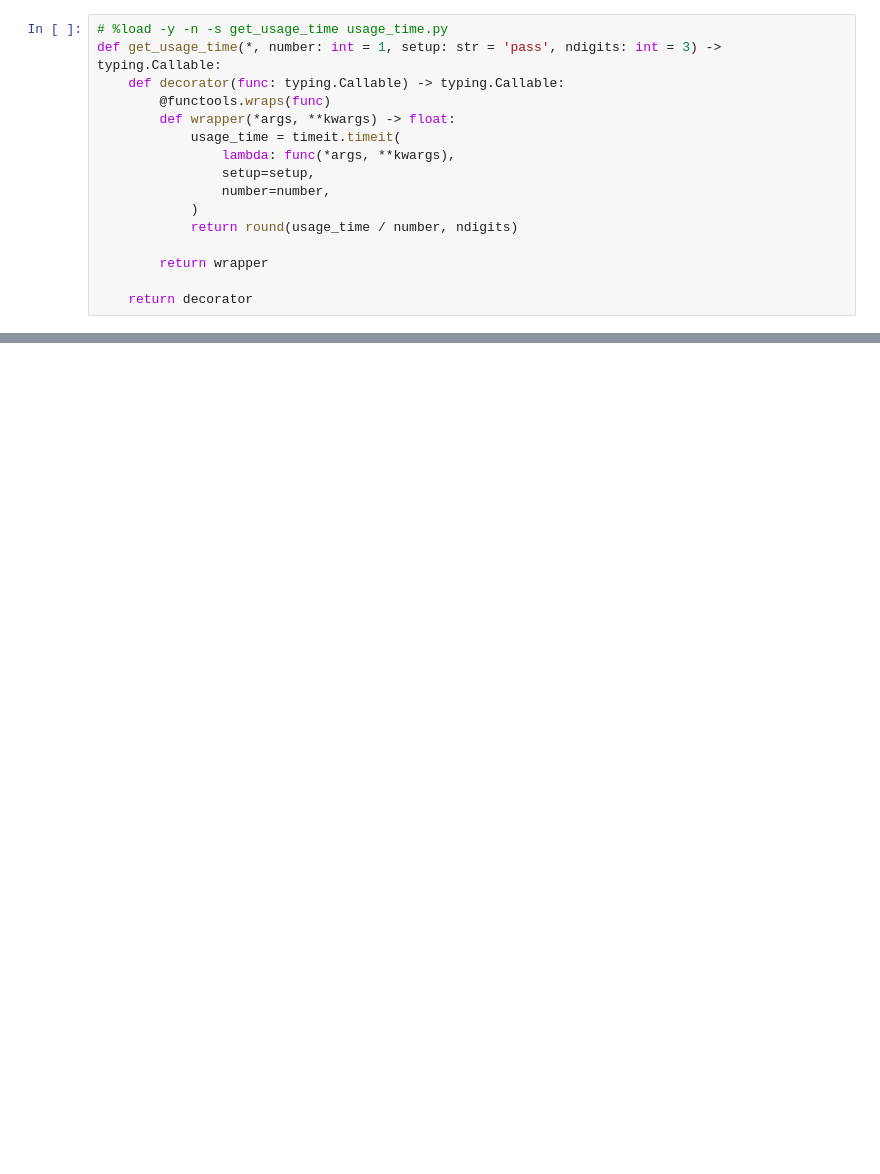
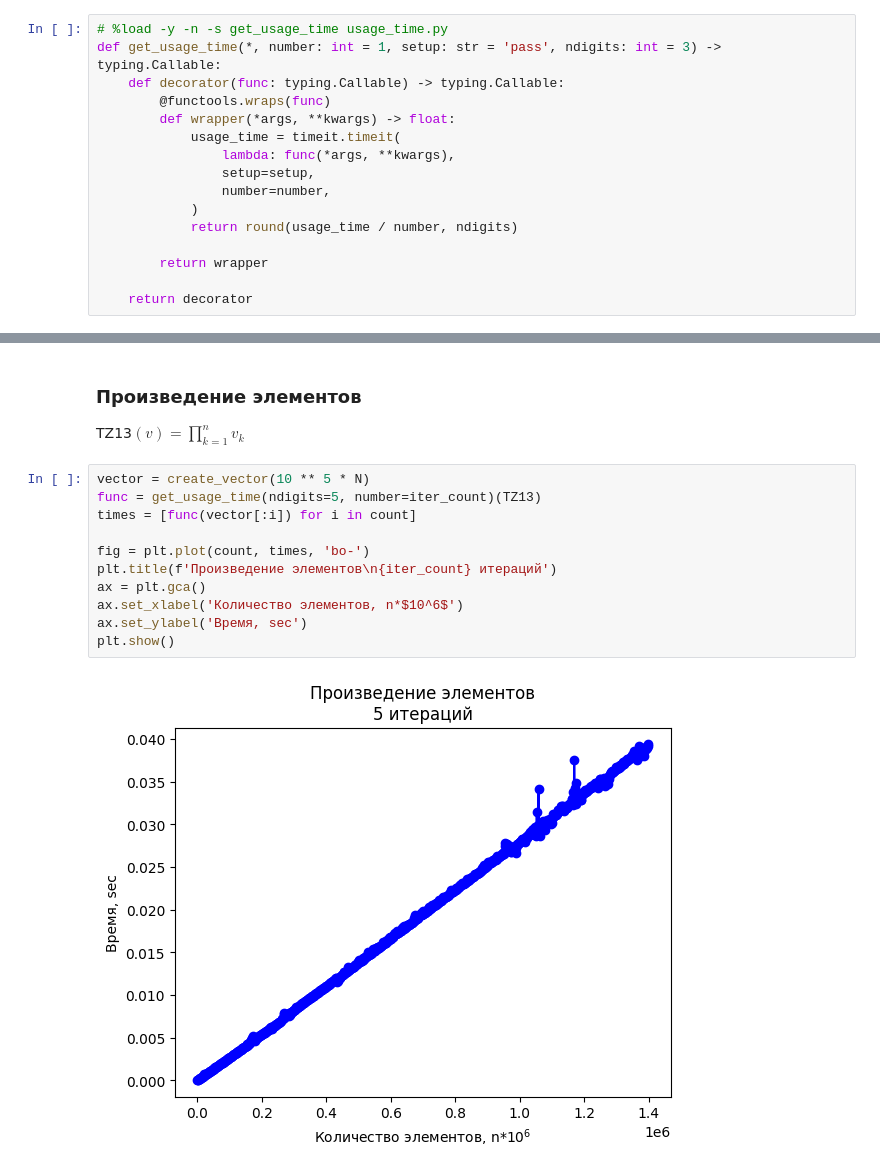
Before and after one commit to l4rchi/aads, a Jupyter notebook: labs/lab01/lab01_06/Lab01_06.ipynb, the cells around one changed output, grey strips where cells are left out. Saved outputs shown, nothing was run; the diff lists cells and outputs as text; blank space fills up the shorter version.

```diff
--- a/labs/lab01/lab01_06/Lab01_06.ipynb
+++ b/labs/lab01/lab01_06/Lab01_06.ipynb
@@ -84,0 +100,16 @@ for title in funcs:
+# %% [markdown]
+<h3>Произведение элементов</h3>
+<p>TZ13$(v) = \prod\limits_{k=1}^{n} {v_k}$</p>
+# %%
+vector = create_vector(10 ** 5 * N)
+func = get_usage_time(ndigits=5, number=iter_count)(TZ13)
+times = [func(vector[:i]) for i in count]
+
+fig = plt.plot(count, times, 'bo-')
+plt.title(f'Произведение элементов\n{iter_count} итераций')
+ax = plt.gca()
+ax.set_xlabel('Количество элементов, n*$10^6$')
+ax.set_ylabel('Время, sec')
+plt.show()
+# %% [output]
+[figure, added]
```
Also changed, not shown: parts of 16 cells of this notebook, 1 other file.
